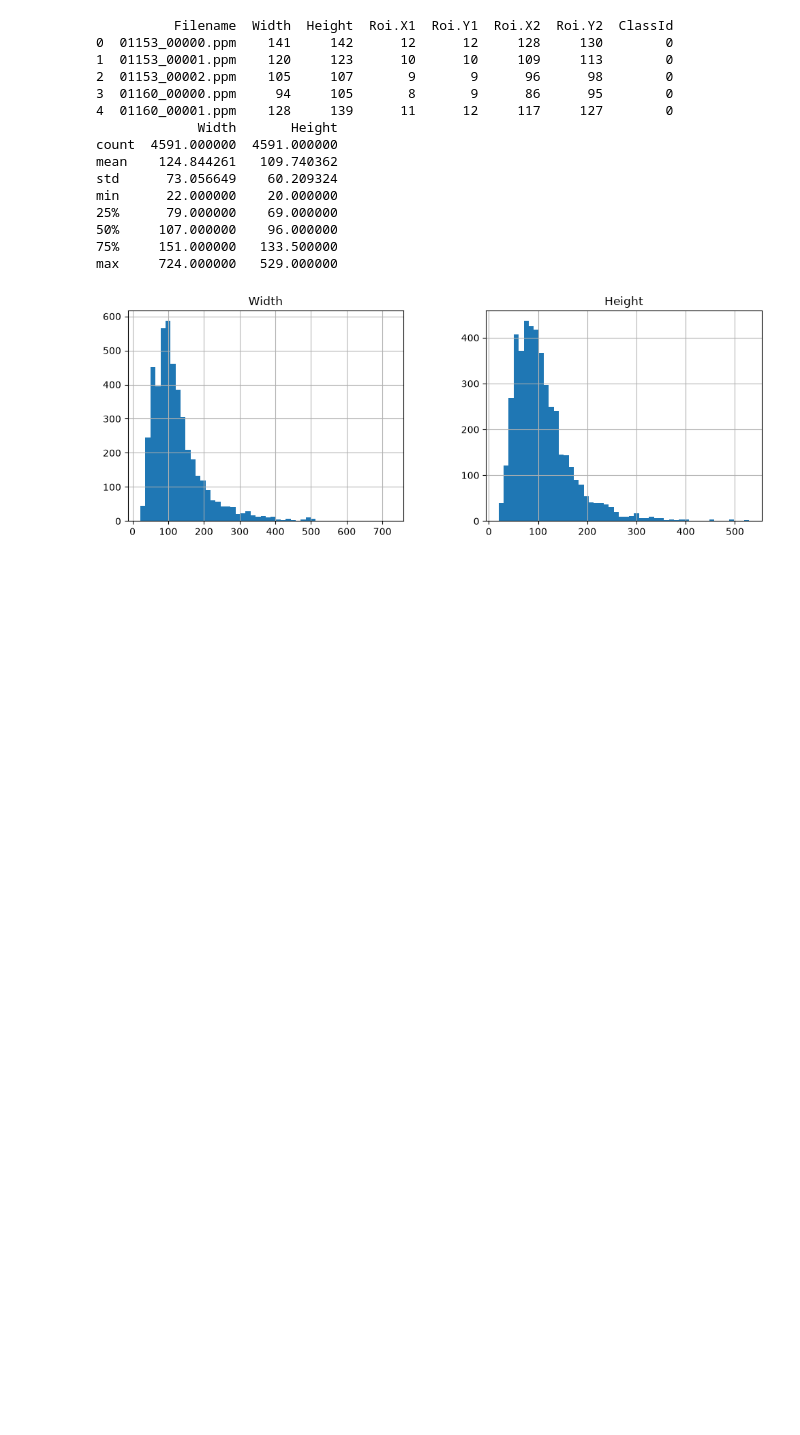
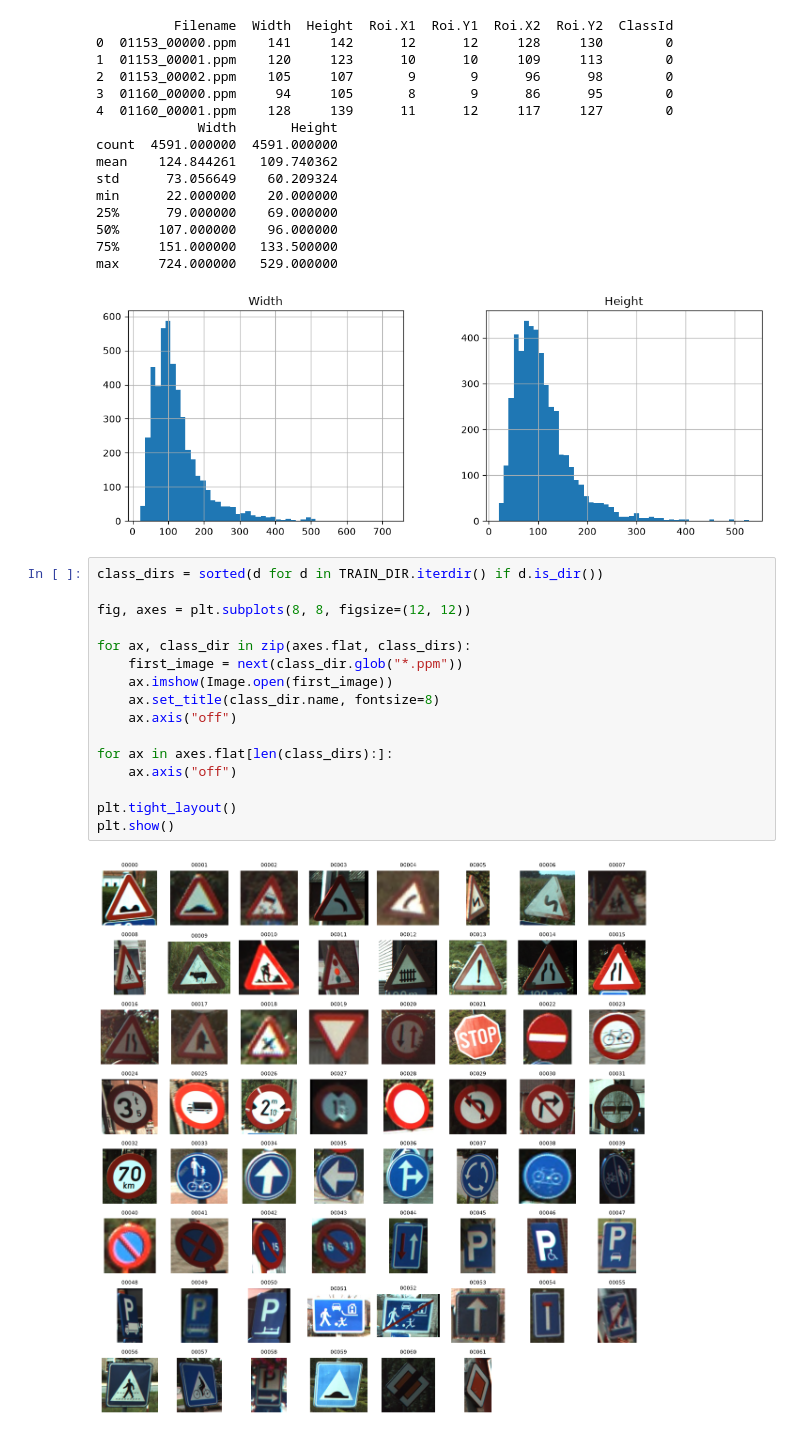
Before and after one commit to AlexanderVanhunsel/belgian-traffic-sign-recognition, a Jupyter notebook: notebooks/01_data_exploration.ipynb, the cells around one changed output. Saved outputs shown, nothing was run; the diff lists cells and outputs as text; blank space fills up the shorter version.

```diff
--- a/notebooks/01_data_exploration.ipynb
+++ b/notebooks/01_data_exploration.ipynb
@@ -90,3 +90,21 @@ min      22.000000    20.000000
 75%     151.000000   133.500000
 max     724.000000   529.000000
 [figure]
+# %%
+class_dirs = sorted(d for d in TRAIN_DIR.iterdir() if d.is_dir())
+
+fig, axes = plt.subplots(8, 8, figsize=(12, 12))
+
+for ax, class_dir in zip(axes.flat, class_dirs):
+    first_image = next(class_dir.glob("*.ppm"))
+    ax.imshow(Image.open(first_image))
+    ax.set_title(class_dir.name, fontsize=8)
+    ax.axis("off")
+
+for ax in axes.flat[len(class_dirs):]:
+    ax.axis("off")
+
+plt.tight_layout()
+plt.show()
+# %% [output]
+[figure, added]
```
